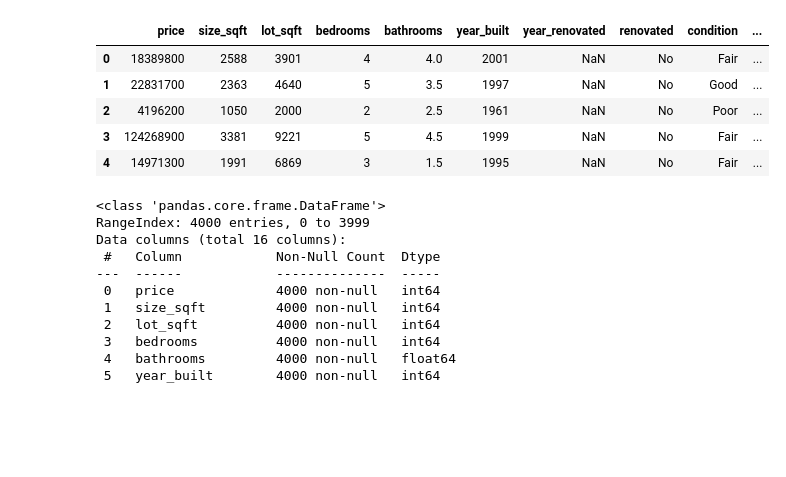
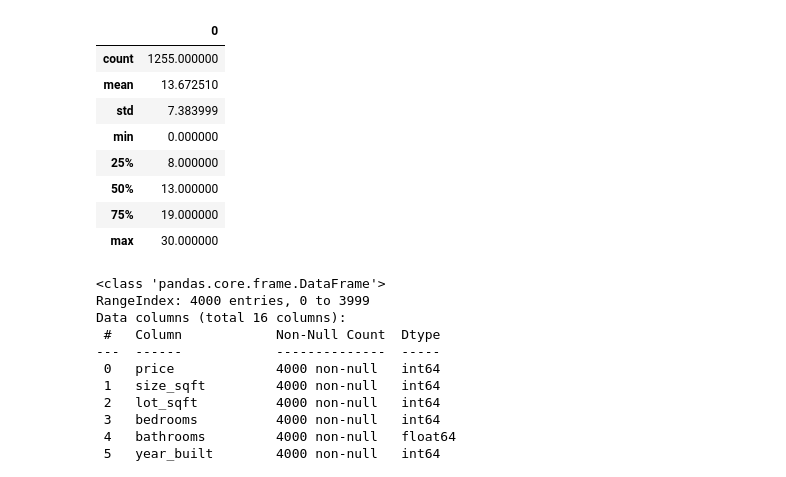
Before and after one commit to TheDataBlog/house-price-prediction, a Jupyter notebook: main.ipynb, the cells around one changed output. Drawn from its saved outputs; the diff is of its cells as text; code cells hidden in the pictures; blank space fills up the shorter version.

```diff
--- a/main.ipynb
+++ b/main.ipynb
@@ -7,14 +8,17 @@ import seaborn as sns
 # %%
 df = pd.read_csv('RegressionProject_HousePrices_n4000_seed5316.csv')
 # %%
-df.head()
+pd.DataFrame(df['year_renovated'] - df['year_built']).describe()
 # %% [output]
-|  | price | size_sqft | lot_sqft | bedrooms | bathrooms | year_built | year_renovated | renovated | condition | ... |
-| 0 | 18389800 | 2588 | 3901 | 4 | 4.0 | 2001 | NaN | No | Fair | ... |
-| 1 | 22831700 | 2363 | 4640 | 5 | 3.5 | 1997 | NaN | No | Good | ... |
-| 2 | 4196200 | 1050 | 2000 | 2 | 2.5 | 1961 | NaN | No | Poor | ... |
-| 3 | 124268900 | 3381 | 9221 | 5 | 4.5 | 1999 | NaN | No | Fair | ... |
-| 4 | 14971300 | 1991 | 6869 | 3 | 1.5 | 1995 | NaN | No | Fair | ... |
+|  | 0 |
+| count | 1255.000000 |
+| mean | 13.672510 |
+| std | 7.383999 |
+| min | 0.000000 |
+| 25% | 8.000000 |
+| 50% | 13.000000 |
+| 75% | 19.000000 |
+| max | 30.000000 |
 # %%
 df.info()
 # %% [output]
```
Also changed, not shown: parts of 9 cells of this notebook.
